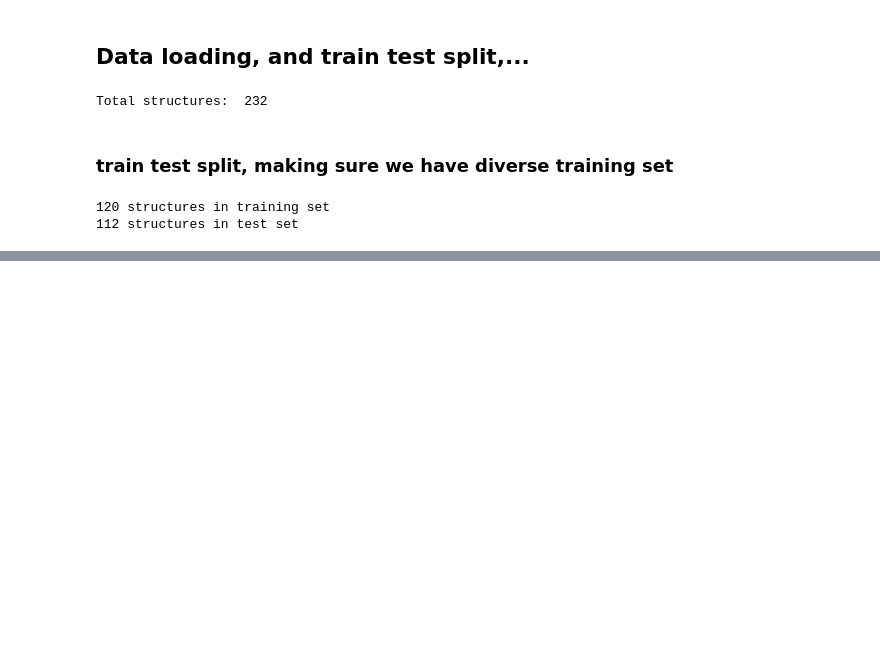
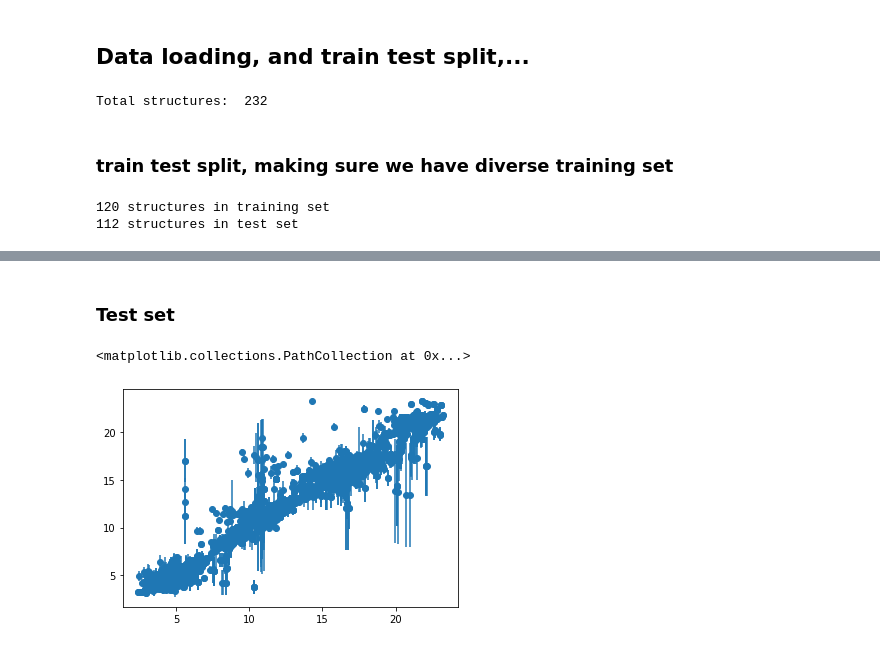
Before and after one commit to SeyedMohamadMoosavi/tools-cp-porousmat, a Jupyter notebook: examples/example_ML_training.ipynb, the cells around one changed output, grey strips where cells are left out. Saved outputs shown, nothing was run; the diff lists cells and outputs as text; code cells hidden in the pictures; blank space fills up the shorter version.

```diff
--- a/examples/example_ML_training.ipynb
+++ b/examples/example_ML_training.ipynb
@@ -110,0 +153,14 @@ df_features.head()
+# %% [markdown]
+### Test set
+# %%
+predictions_new = []
+for model in models:
+    prediction = model.predict(df_site_test[FEATURES])
+    predictions_new.append(prediction)
+
+predictions_new = np.array(predictions_new)
+plt.errorbar(df_site_test[TARGET],np.mean(predictions_new,axis = 0), yerr=np.std(predictions_new,axis = 0), linestyle="None")
+plt.scatter(df_site_test[TARGET],np.mean(predictions_new,axis = 0))
+# %% [output]
+<matplotlib.collections.PathCollection at 0x...>
+[figure, added]
```
Also changed, not shown: parts of 17 cells of this notebook, 8 other files.
